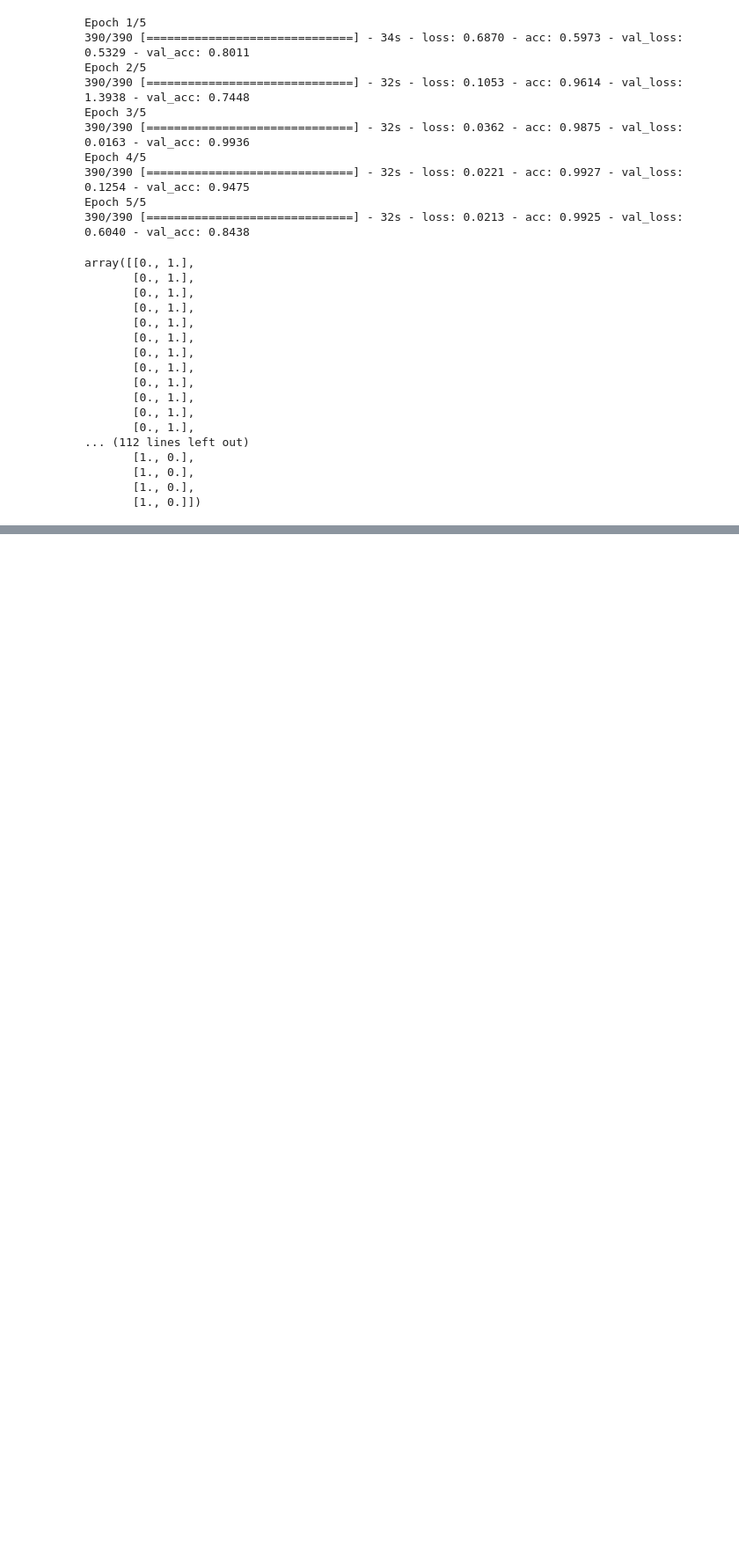
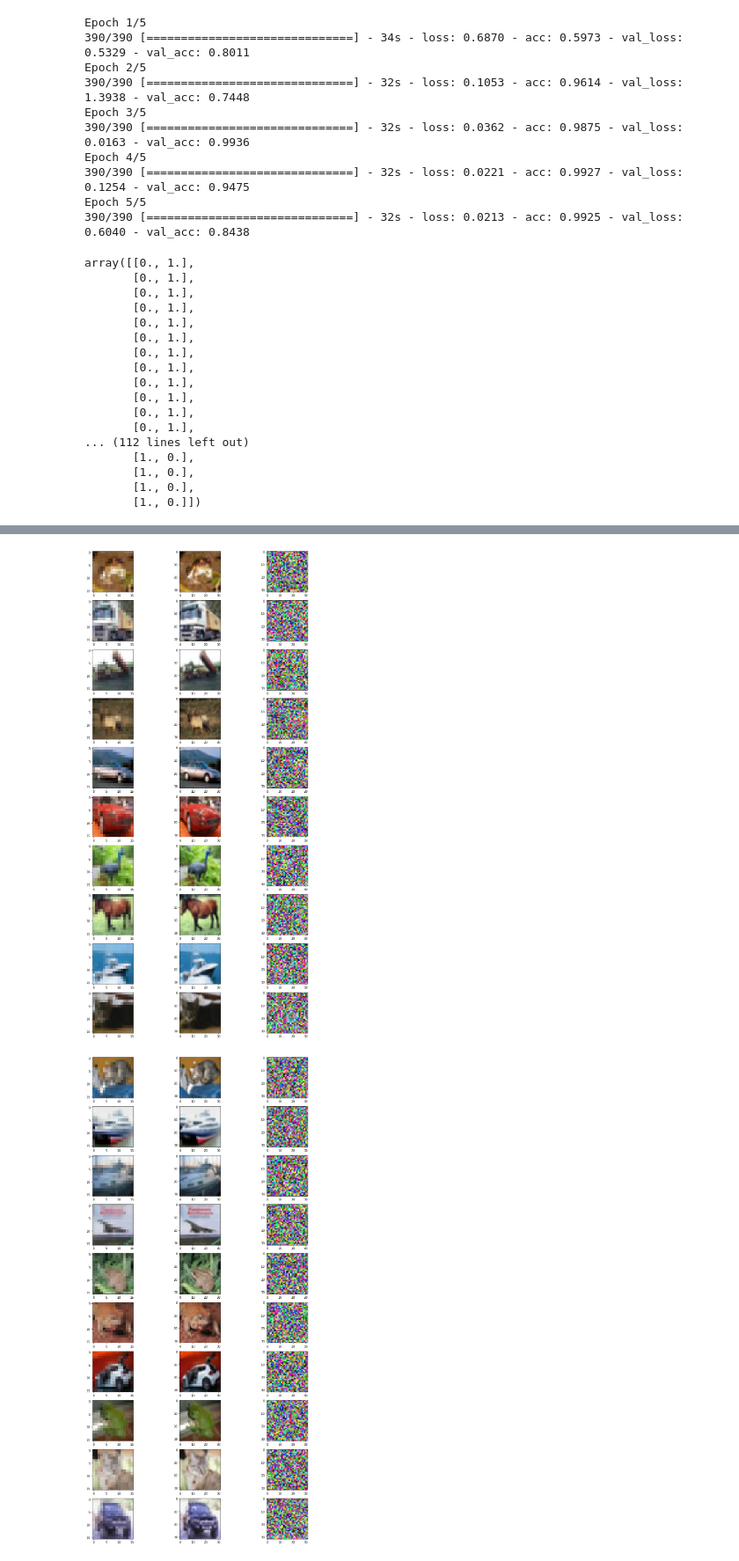
Before and after one commit to several27/COMP6208-AutoEncoder, a Jupyter notebook: several27/SRGAN.ipynb, the cells around one changed output, grey strips where cells are left out. Shown: that part at 88% size. Saved outputs shown, nothing was run; the diff lists cells and outputs as text; code cells hidden in the pictures; blank space fills up the shorter version.

Commit message:
SRGAN not working :/

```diff
--- a/several27/SRGAN.ipynb
+++ b/several27/SRGAN.ipynb
@@ -567,0 +571,10 @@ array([[0., 1.],
+# %%
+generator_in = Input(shape=(16, 16, 3))
+
+model_generator = srgan_generator((16, 16, 3), input_=generator_in)
+model_discriminator = srgan_discriminator()
+
+generator_out = model_generator(generator_in)
+
+discriminator_out = model_discriminator(generator_out)
+model_srgan = Model(generator_in, discriminator_out)
@@ -567,0 +600,6 @@ array([[0., 1.],
+# %%
+batch_size = 64
+train_version = 2
+# %%
+model_generator.load_weights(path_data + ('srgan_generator_%s.model' % train_version))
+model_discriminator.load_weights(path_data + ('srgan_discriminator_%s.model' % train_version))
@@ -567,0 +647,19 @@ array([[0., 1.],
+# %%
+for x, x_lr, type_ in [(x_train, x_train_lr, 'train'), (x_test, x_test_lr, 'test')]:
+    plt.figure(figsize=(15, 30))
+    for i in range(10):
+        plt.subplot(10, 3, (i * 3) + 1)
+        plt.imshow(x_lr[i])
+
+        plt.subplot(10, 3, (i * 3) + 2)
+        plt.imshow(x[i])
+
+        plt.subplot(10, 3, (i * 3) + 3)
+        h, w = x_lr.shape[1], x_lr.shape[2]
+        plt.imshow(model_generator.predict(x_lr[i].reshape(1, h, w, 3)).astype(np.uint8)[0])
+
+    plt.savefig('data/srgan_generator_%s_%s.png' % (train_version, type_))
+    plt.show()
+# %% [output]
+[figure, added]
+[figure, added]
```
Also changed, not shown: parts of 11 cells of this notebook.
